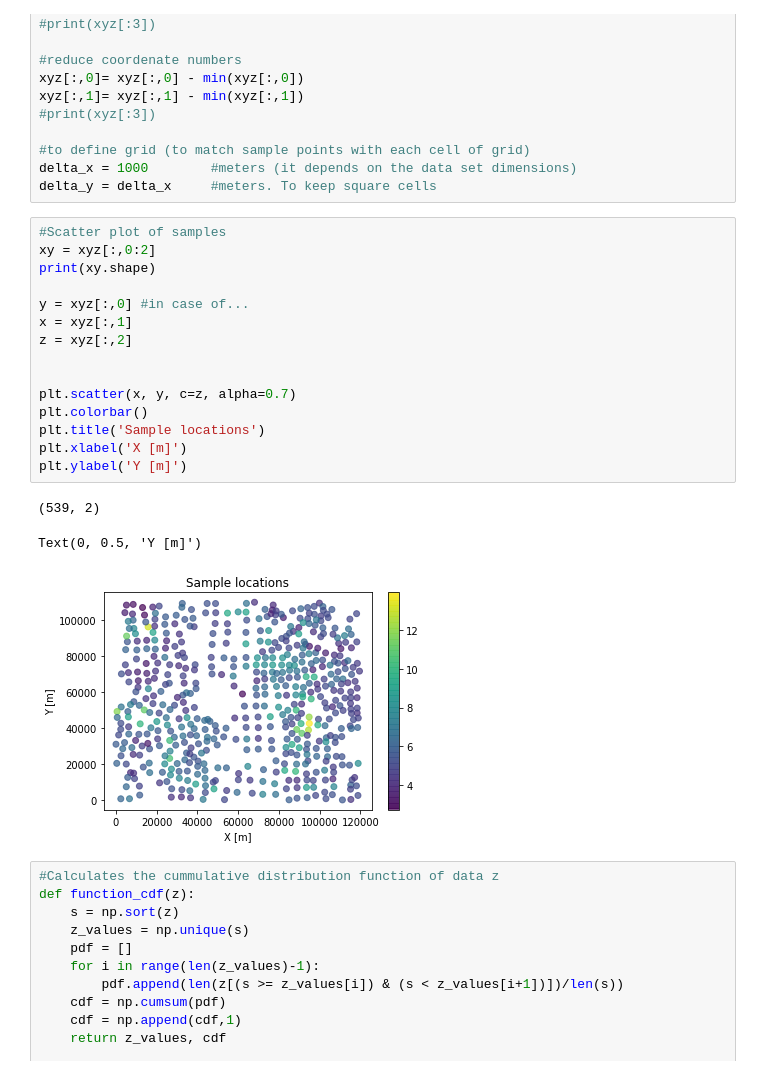
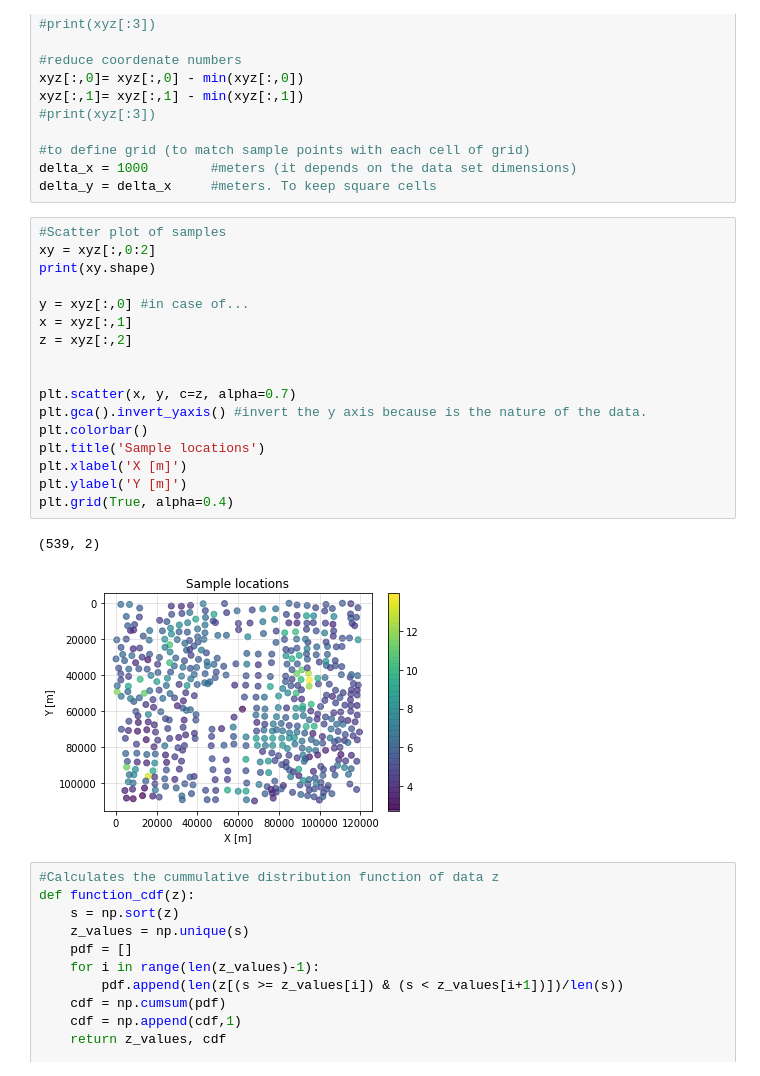
Before and after one commit to sazuluagaz/Geostatistics_Project, a Jupyter notebook: SGS_code_Jimmy_external_data.ipynb, the cells around one changed output. Saved outputs shown, nothing was run; the diff lists cells and outputs as text.

```diff
--- a/SGS_code_Jimmy_external_data.ipynb
+++ b/SGS_code_Jimmy_external_data.ipynb
@@ -46,22 +40,23 @@ delta_y = delta_x     #meters. To keep square cells
 # %%
 #Scatter plot of samples
 xy = xyz[:,0:2]
 print(xy.shape)
 
 y = xyz[:,0] #in case of...
 x = xyz[:,1]
 z = xyz[:,2]
 
 
 plt.scatter(x, y, c=z, alpha=0.7)
+plt.gca().invert_yaxis() #invert the y axis because is the nature of the data.
 plt.colorbar()
 plt.title('Sample locations')
 plt.xlabel('X [m]')
 plt.ylabel('Y [m]')
+plt.grid(True, alpha=0.4)
 # %% [output]
 (539, 2)
-Text(0, 0.5, 'Y [m]')
-[figure, old version]
+[figure, new version]
 # %%
 #Calculates the cummulative distribution function of data z
 def function_cdf(z):
```
Also changed, not shown: parts of 17 cells of this notebook, 11 other files.
